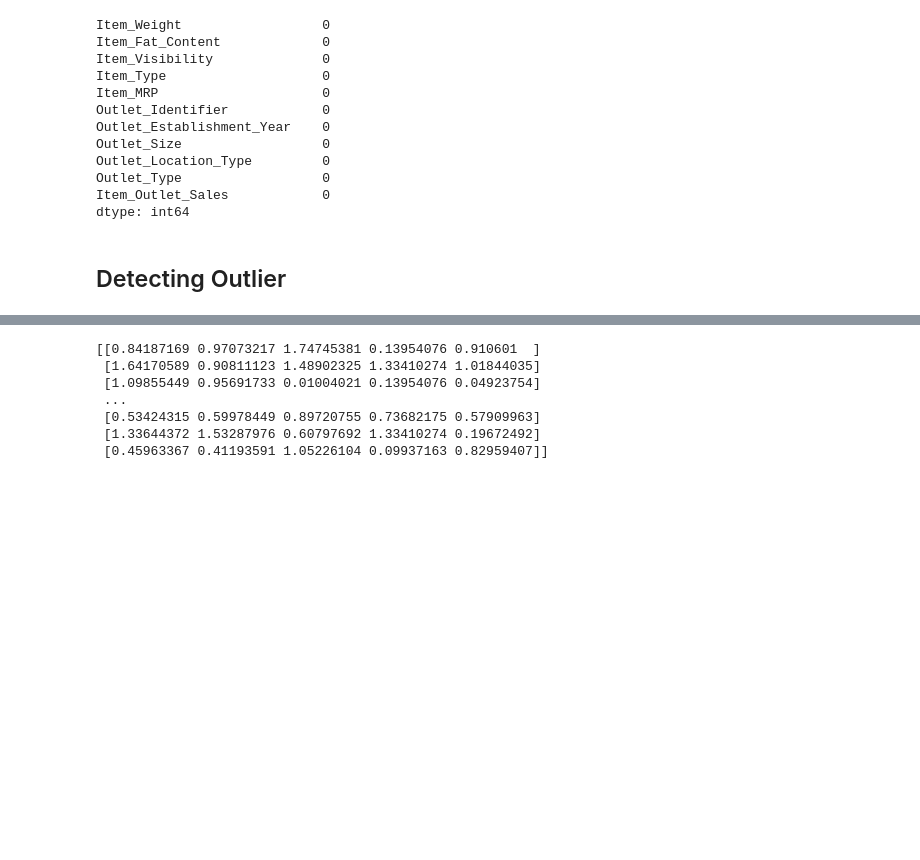
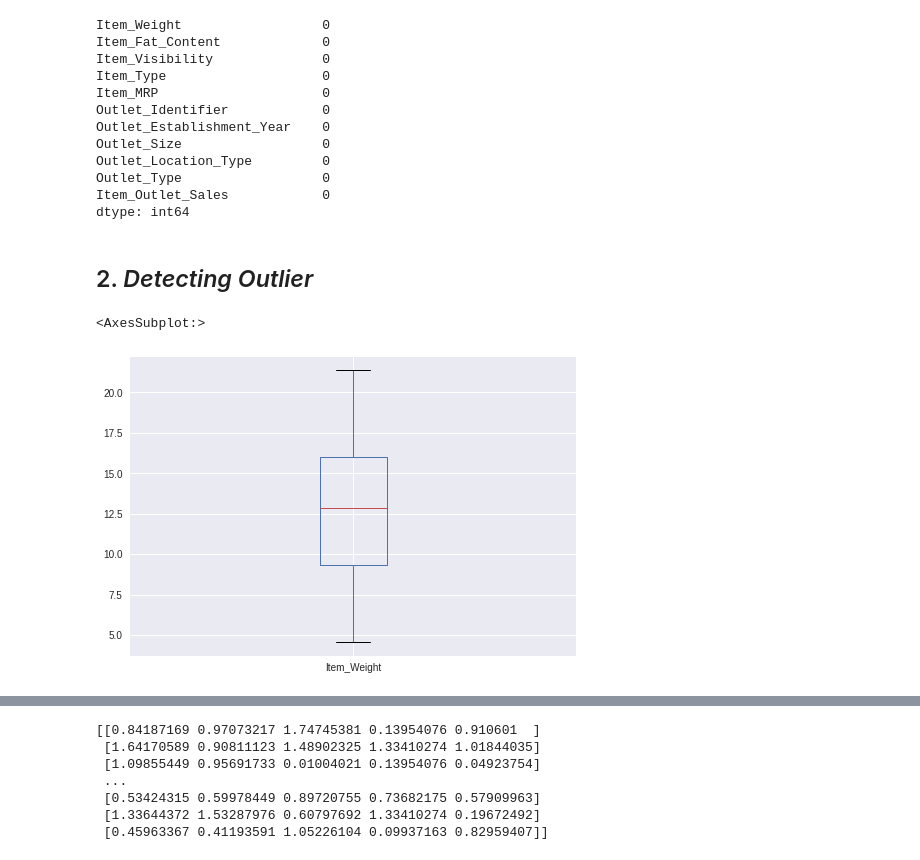
Before and after one commit to Rakhid16/dsc-utm-2020, a Jupyter notebook: Pertemuan 3 - Praproses 1/Preprocessing Data.ipynb, the cells around one changed output, grey strips where cells are left out. Drawn from its saved outputs; the diff is of its cells as text; code cells hidden in the pictures; blank space fills up the shorter version.

```diff
--- a/Pertemuan 3 - Praproses 1/Preprocessing Data.ipynb
+++ b/Pertemuan 3 - Praproses 1/Preprocessing Data.ipynb
@@ -236,4 +232,9 @@ Outlet_Type                  0
 Item_Outlet_Sales            0
 dtype: int64
 # %% [markdown]
-## Detecting Outlier
+## 2. <i>Detecting Outlier</i>
+# %%
+bms.boxplot(["Item_Weight"])
+# %% [output]
+<AxesSubplot:>
+[figure, added]
```
Also changed, not shown: parts of 60 cells of this notebook.
